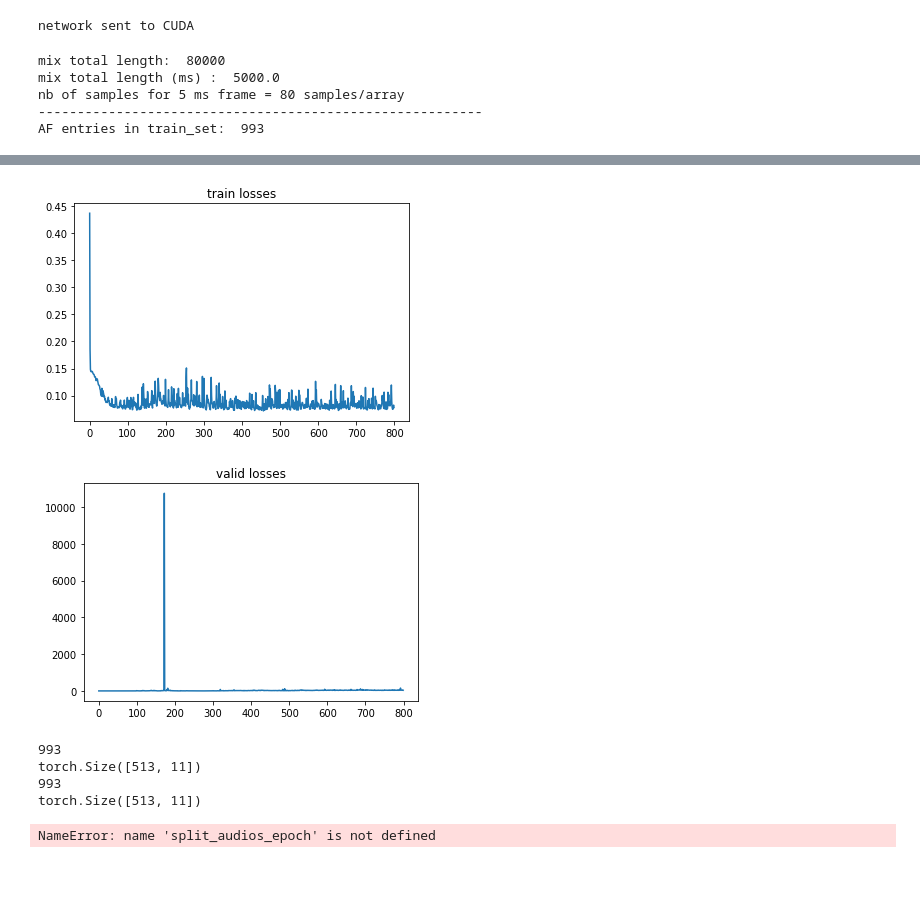
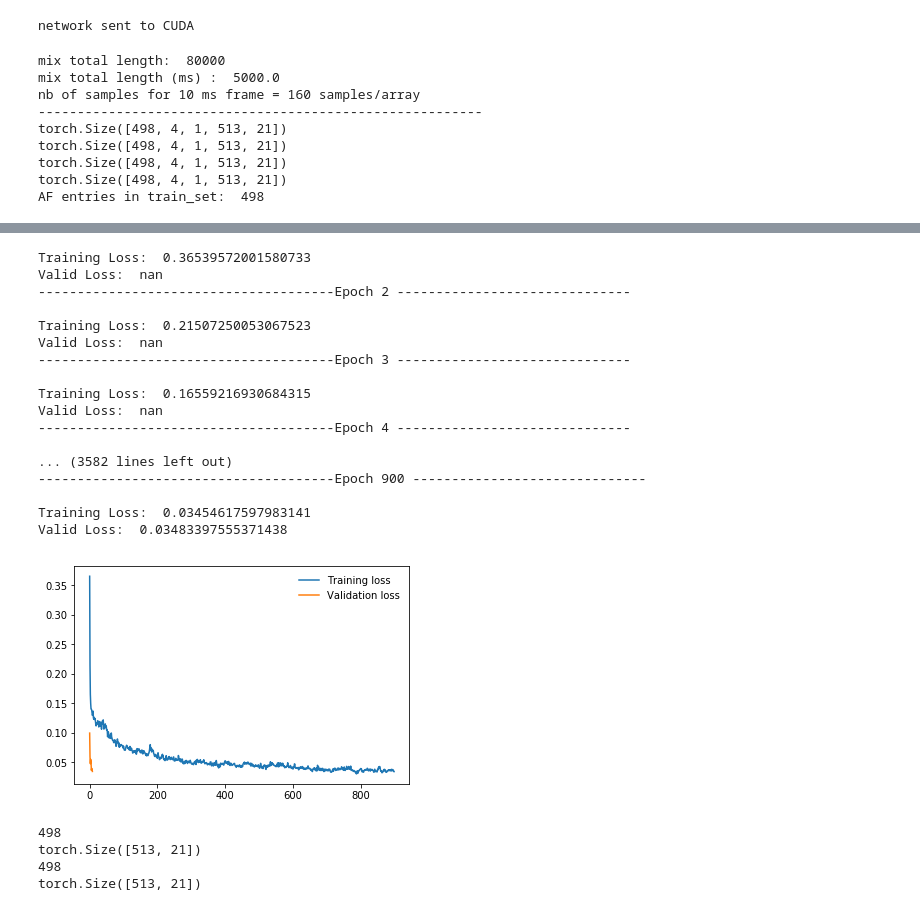
Before and after one commit to DianaPredoiu/sound-source-separation, a Jupyter notebook: sound-source-separation-network.ipynb, the cells around one changed output, grey strips where cells are left out. Drawn from its saved outputs; the diff is of its cells as text; code cells hidden in the pictures; blank space fills up the shorter version.

Commit message:
DNN works. Mixture is kind of separated.[900 epochs]

```diff
--- a/sound-source-separation-network.ipynb
+++ b/sound-source-separation-network.ipynb
@@ -56,11 +104,11 @@ def get_train_set_for_mix(mix, voice_1, voice_2, samples_per_frame):
 
     for index in range(mix_frames.shape[0]):
 
-        if index < nb_of_PFs_per_AF - 1:
+        if index < 2:
             continue
 
         # 1. create train set input for AF with current PF and previous frames
-        AF_frames = np.array([mix_frames[i] for i in range(index - nb_of_PFs_per_AF, index)])
+        AF_frames = np.array([mix_frames[i] for i in range(index - 2, index)])
         AF_STFT_frames = get_STFT_AF_frames(AF_array=AF_frames, PF_size= samples_per_frame)
         inputs.append(AF_STFT_frames)
 
@@ -73,21 +121,23 @@ def get_train_set_for_mix(mix, voice_1, voice_2, samples_per_frame):
 
     # train set for only one audio
     train_set_input = torch.from_numpy(np.array(inputs))
+    print(train_set_input.shape)
 
     # target contains the calculated masks for each PF from mix
     train_set_target = torch.from_numpy(np.array(targets))
 
+    print(train_set_input.shape)
 #     assert(train_set_input.shape == (996, 4, 1, 513, 11))
 #     assert(train_set_target.shape == (996, 513, 11))
     train_set = dict(zip(train_set_input, train_set_target))
-    return train_set
+    return train_set, train_set_target
 # %%
 class Network(nn.Module):
     height = 0
     width = 0
 
     # default values for height and width are given for a processing frame of 5 ms
-    def __init__(self, height = 513, width = 11):
+    def __init__(self, height = 513, width = 21):
         super(Network, self).__init__()
         self.height = height
         self.width = width
@@ -124,6 +174,9 @@ class Network(nn.Module):
         x = self.fc3(x)
         x = torch.sigmoid(x)
         x = self.fc3_batch(x)
+
+#         x = x.view(nb_of_PFs_per_AF * 2 - 1, self.height, self.width)
+        x = x.view(nb_of_frames_in_AF, self.height, self.width)
 #         print("3 shapes: ", x.shape)
 
         return x
@@ -166,7 +220,7 @@ male = np.array(male)
 female = np.array(female)
 mix = np.array(mix)
 
-frame_length_ms = 5
+frame_length_ms = 10
 mix_length_ms = len(mix) / sr * 1000
 samples_per_frame = (int)(len(mix) * frame_length_ms / mix_length_ms)
 
@@ -176,17 +230,24 @@ print("nb of samples for", frame_length_ms,"ms frame =", samples_per_frame, "sam
 print("---------------------------------------------------------")
 
 
-train_set = get_train_set_for_mix(mix, female, male, samples_per_frame)
+train_set, targets = get_train_set_for_mix(mix, female, male, samples_per_frame)
 
 # make test set the same as train set so I can test the overfitting
-test_set = get_train_set_for_mix(mix, female, male, samples_per_frame)
+test_set, targets = get_train_set_for_mix(mix, female, male, samples_per_frame)
 print("AF entries in train_set: ",len(train_set))
+
+# print(targets.shape)
+# split_audios_epoch("TEST-mask", targets)
 # %% [output]
 mix total length:  80000
 mix total length (ms) :  5000.0
-nb of samples for 5 ms frame = 80 samples/array
+nb of samples for 10 ms frame = 160 samples/array
 ---------------------------------------------------------
-AF entries in train_set:  993
+torch.Size([498, 4, 1, 513, 21])
+torch.Size([498, 4, 1, 513, 21])
+torch.Size([498, 4, 1, 513, 21])
+torch.Size([498, 4, 1, 513, 21])
+AF entries in train_set:  498
 # %%
 def train_network(nr_epochs, train_set, test_set):
 
@@ -303,6 +382,10 @@ def train_network(nr_epochs, train_set, test_set):
 # %%
 # RECONSTRUIRE SUNET PE FRAME-URI, FOLOSIND TARGETURILE GENERATE PT SETUL DE ANTRENARE
 def split_audios_epoch(name, mask):
+    frame_pos = (int)(nb_of_frames_in_AF/2)
+#     n_mask = mask.detach().numpy()
+
+
     mask_stack = torch.stack(mask)
 #     print(mask_stack.shape)
 
@@ -321,9 +404,9 @@ def split_audios_epoch(name, mask):
         stft_mix = librosa.stft(librosa.to_mono(mix_frames[i]), window='hann', n_fft=n_fft, hop_length=hop_length)
 
 
-        # reteaua nu a invatat mastile pentru primele 7(n) bucati [PF] din mix
+        # reteaua nu a invatat mastile pentru primele frame_pos bucati [PF] din mix
         # deci las matricea STFT asa cum e in mix
-        if i < nb_of_PFs_per_AF - 1:
+        if i < frame_pos :
             y_frame_1_stft_with_mask = stft_mix
             y_frame_2_stft_with_mask = stft_mix
 
@@ -337,8 +420,8 @@ def split_audios_epoch(name, mask):
             # n_mask[i-7] pentru ca reteaua invata pt AF-uri facute pe cate 8 PF-uri -> 15 items pt AF
             # abia de cand ajunge la primul AF care s a putut compune, folosesc masca invata de retea
 
-            y_frame_1_stft_with_mask = np.multiply(n_mask[i-7], stft_mix)
-            y_frame_2_stft_with_mask = np.multiply((1 -  n_mask[i-7]), stft_mix)
+            y_frame_1_stft_with_mask = np.multiply(n_mask[i-frame_pos], stft_mix)
+            y_frame_2_stft_with_mask = np.multiply((1 -  n_mask[i-frame_pos]), stft_mix)
 
             inverse_sound1_stft = librosa.istft(y_frame_1_stft_with_mask, hop_length=hop_length, window='hann')
             inverse_sound2_stft = librosa.istft(y_frame_2_stft_with_mask, hop_length=hop_length, window='hann')
@@ -385,7 +470,7 @@ def eval(network, test_set):
 
     return valid_mask
 # %%
-mask, mask_test, network = train_network(nr_epochs=800, train_set=train_set, test_set=test_set)
+mask, mask_test = train_network(nr_epochs=900, train_set=train_set, test_set=test_set)
 
 print(len(mask))
 print(mask[0].shape)
@@ -397,7 +482,7 @@ print(mask_test[0].shape)
 split_audios_epoch("training-mask", mask)
 split_audios_epoch("training-TEST-mask", mask_test)
 
-valid_mask = eval(network=network, test_set=test_set)
-split_audios_epoch("validation-mask", valid_mask)
+# valid_mask = eval(network=network, test_set=test_set)
+# split_audios_epoch("validation-mask", valid_mask)
 # %% [output]
 --------------------------------------Epoch 1 ------------------------------
@@ -420,9 +489,24 @@ Valid Loss:  38.97382507975516
+Training Loss:  0.36539572001580733
+Valid Loss:  nan
+--------------------------------------Epoch 2 ------------------------------
+
+Training Loss:  0.21507250053067523
+Valid Loss:  nan
+--------------------------------------Epoch 3 ------------------------------
+
+Training Loss:  0.16559216930684315
+Valid Loss:  nan
+--------------------------------------Epoch 4 ------------------------------
+
+... (3582 lines left out)
+--------------------------------------Epoch 900 ------------------------------
+
+Training Loss:  0.03454617597983141
+Valid Loss:  0.03483397555371438
-[figure, old version]
+[figure, new version]
-[figure, removed]
-993
-torch.Size([513, 11])
-993
-torch.Size([513, 11])
-NameError: name 'split_audios_epoch' is not defined
+498
+torch.Size([513, 21])
+498
+torch.Size([513, 21])
 # %%
 # apply generate mask from training, testing after training and validation
```
Also changed, not shown: parts of 7 cells of this notebook.
